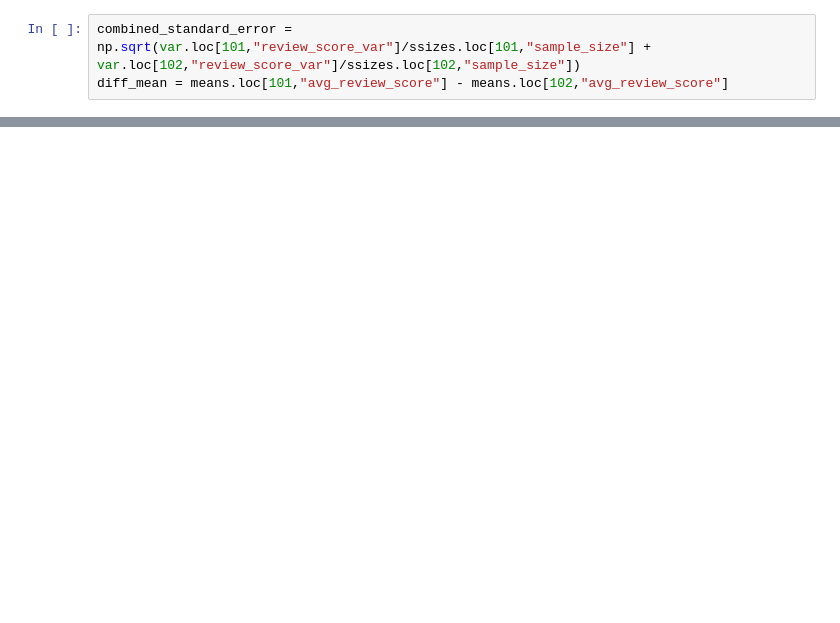
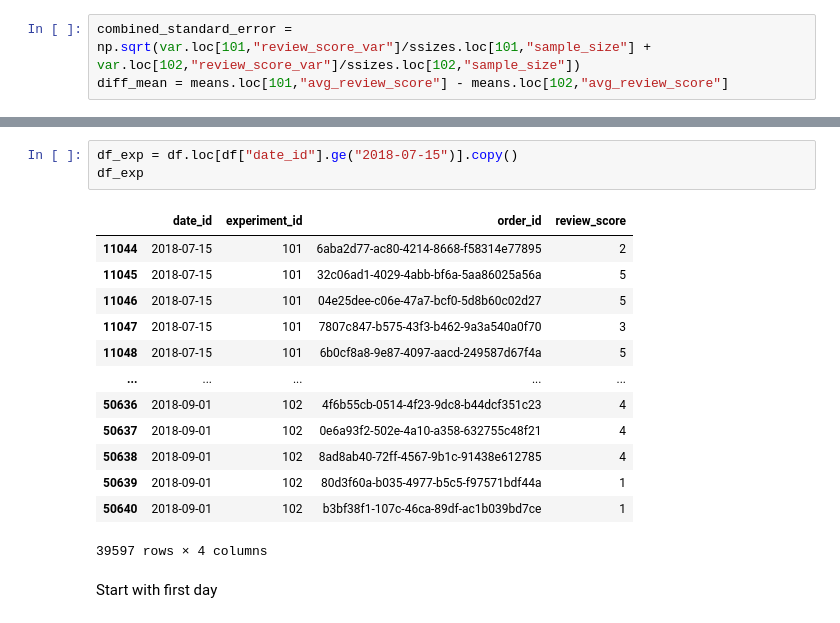
Before and after one commit to Senonino/data-ber-01-20, a Jupyter notebook: Notes/module_2/week_5/7_analytics-ab_testing.ipynb, the cells around one changed output, grey strips where cells are left out. Drawn from its saved outputs; the diff is of its cells as text; blank space fills up the shorter version.

```diff
--- a/Notes/module_2/week_5/7_analytics-ab_testing.ipynb
+++ b/Notes/module_2/week_5/7_analytics-ab_testing.ipynb
@@ -325,0 +342,19 @@ Ttest_indResult(statistic=-2.6322465605806493, pvalue=0.008485564619965413)
+# %%
+df_exp = df.loc[df["date_id"].ge("2018-07-15")].copy()
+df_exp
+# %% [output]
+|  | date_id | experiment_id | order_id | review_score |
+| 11044 | 2018-07-15 | 101 | 6aba2d77-ac80-4214-8668-f58314e77895 | 2 |
+| 11045 | 2018-07-15 | 101 | 32c06ad1-4029-4abb-bf6a-5aa86025a56a | 5 |
+| 11046 | 2018-07-15 | 101 | 04e25dee-c06e-47a7-bcf0-5d8b60c02d27 | 5 |
+| 11047 | 2018-07-15 | 101 | 7807c847-b575-43f3-b462-9a3a540a0f70 | 3 |
+| 11048 | 2018-07-15 | 101 | 6b0cf8a8-9e87-4097-aacd-249587d67f4a | 5 |
+| ... | ... | ... | ... | ... |
+| 50636 | 2018-09-01 | 102 | 4f6b55cb-0514-4f23-9dc8-b44dcf351c23 | 4 |
+| 50637 | 2018-09-01 | 102 | 0e6a93f2-502e-4a10-a358-632755c48f21 | 4 |
+| 50638 | 2018-09-01 | 102 | 8ad8ab40-72ff-4567-9b1c-91438e612785 | 4 |
+| 50639 | 2018-09-01 | 102 | 80d3f60a-b035-4977-b5c5-f97571bdf44a | 1 |
+| 50640 | 2018-09-01 | 102 | b3bf38f1-107c-46ca-89df-ac1b039bd7ce | 1 |
+39597 rows × 4 columns
+# %% [markdown]
+Start with first day
```
Also changed, not shown: parts of 34 cells of this notebook.
